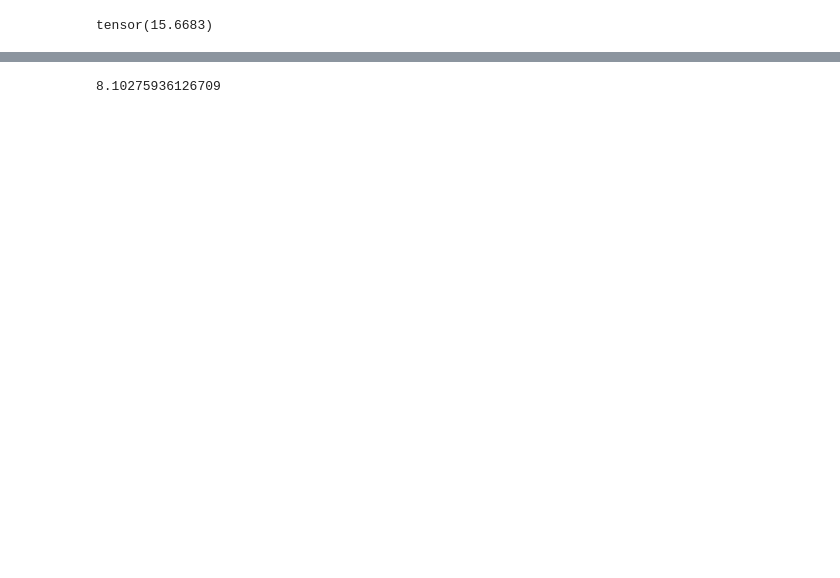
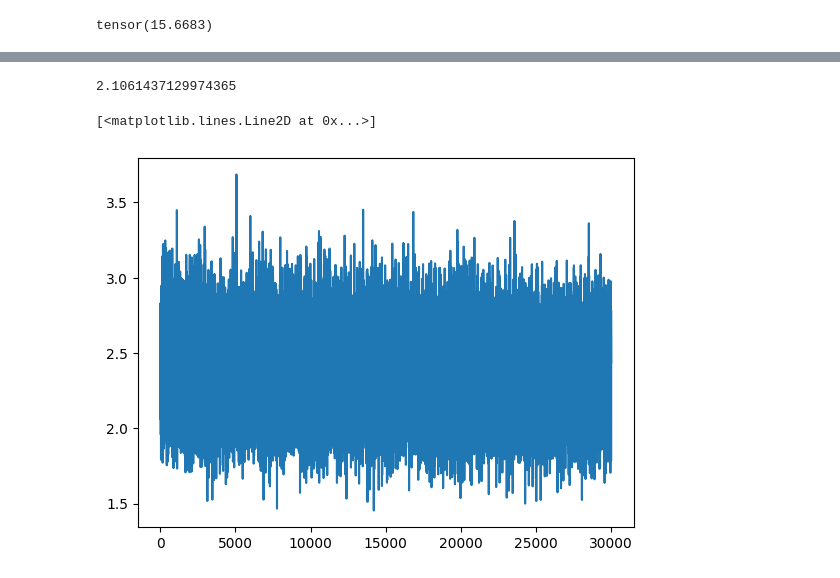
Before and after one commit to GarvAtri/NeuralNets, a Jupyter notebook: MLP.ipynb, the cells around one changed output, grey strips where cells are left out. Drawn from its saved outputs; the diff is of its cells as text; code cells hidden in the pictures; blank space fills up the shorter version.

```diff
--- a/MLP.ipynb
+++ b/MLP.ipynb
@@ -289,17 +258,18 @@ lrs = 10**lre                      # raise it to power of 10, so we get lowest 0
 # %%
 lri = []   # for tracking the learning rate-
 lossi = [] # -w.r.t to the loss, loss associated with each learning rate
+stepi = []
 
-for i in range(1000):
+for i in range(30000):
 
     # minibatch contruct
-    index = torch.randint(0, X.shape[0], (32, )) # generating a tuple of numbers between 0 and X.shape[0]
+    index = torch.randint(0, Xtr.shape[0], (32, )) # generating a tuple of numbers between 0 and X.shape[0]
 
     # forward pass
-    emb = C[X[index]] # (32, 3, 2)
-    h = torch.tanh(emb.view(-1, 6) @ W1 + b1)  # (32, 100)
+    emb = C[Xtr[index]] # (32, 3, 2)
+    h = torch.tanh(emb.view(-1, 30) @ W1 + b1)  # (32, 100)
     logits = h @ W2 + b2
-    loss = F.cross_entropy(logits, Y[index])
+    loss = F.cross_entropy(logits, Ytr[index])
 
     # backward pass
     for p in parameters:
@@ -307,16 +277,22 @@ for i in range(1000):
     loss.backward()
 
     # update
-    lr = lrs[i]
+    #lr = lrs[i]
     for p in parameters:
-        p.data += -lr * p.grad
+        p.data += -0.1 * p.grad    # for finding optimal lr, use lr instead 0.1
 
     # track stats for learning rate
-    lri.append(lre[i])
+    #lri.append(lre[i])
     lossi.append(loss.item())
+    stepi.append(i)
 print(loss.item())
 # %% [output]
-8.10275936126709
+2.1061437129974365
+# %%
+plt.plot(stepi, lossi)
+# %% [output]
+[<matplotlib.lines.Line2D at 0x...>]
+[figure, added]
 # %%
 # In mini batches quality of gradient is lower, it is not the exact gradient but rather an approximation. On the flip side, we can make much more steps, because it is faster.
 # So, we the option of having perfect direction but less steps or okay-ish direction, but still good, and much more steps.
```
Also changed, not shown: parts of 28 cells of this notebook.
